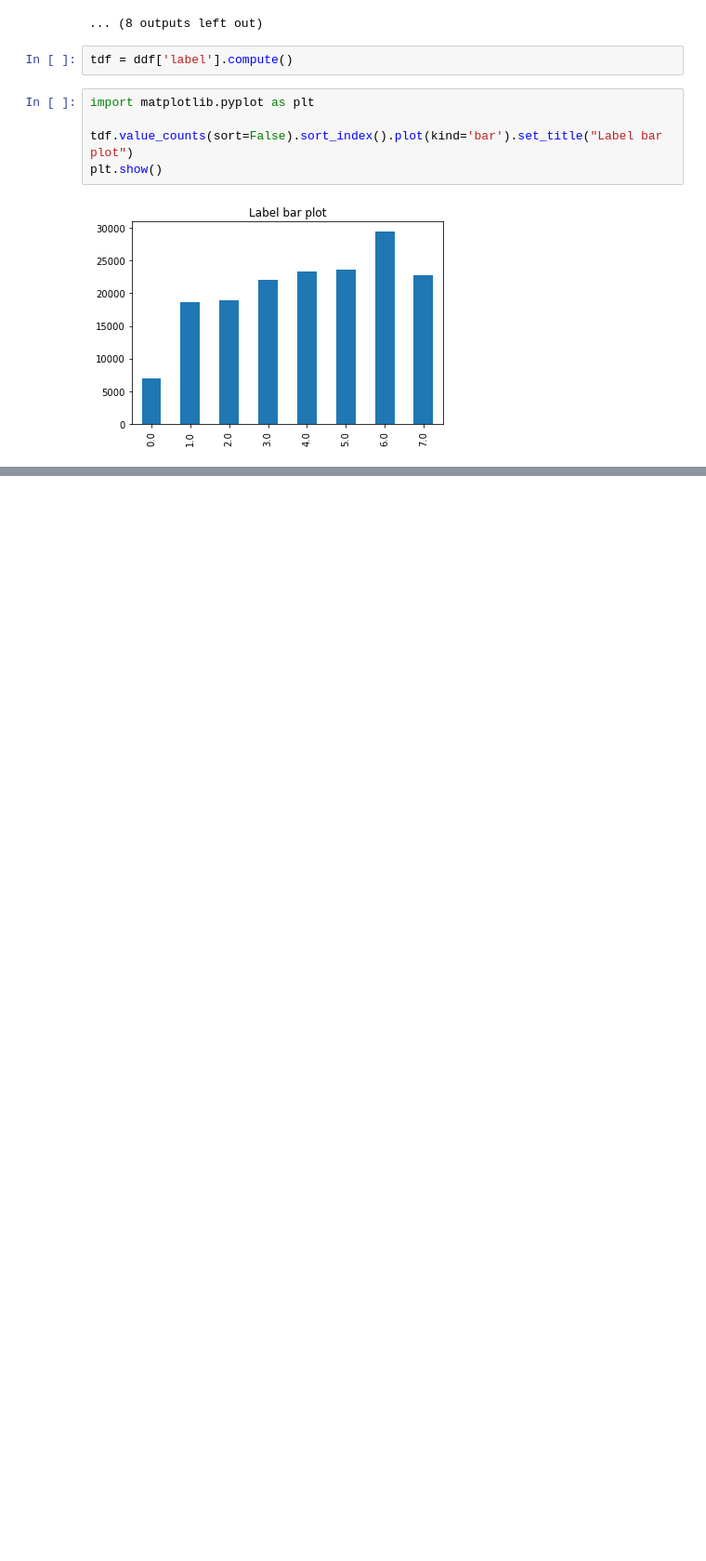
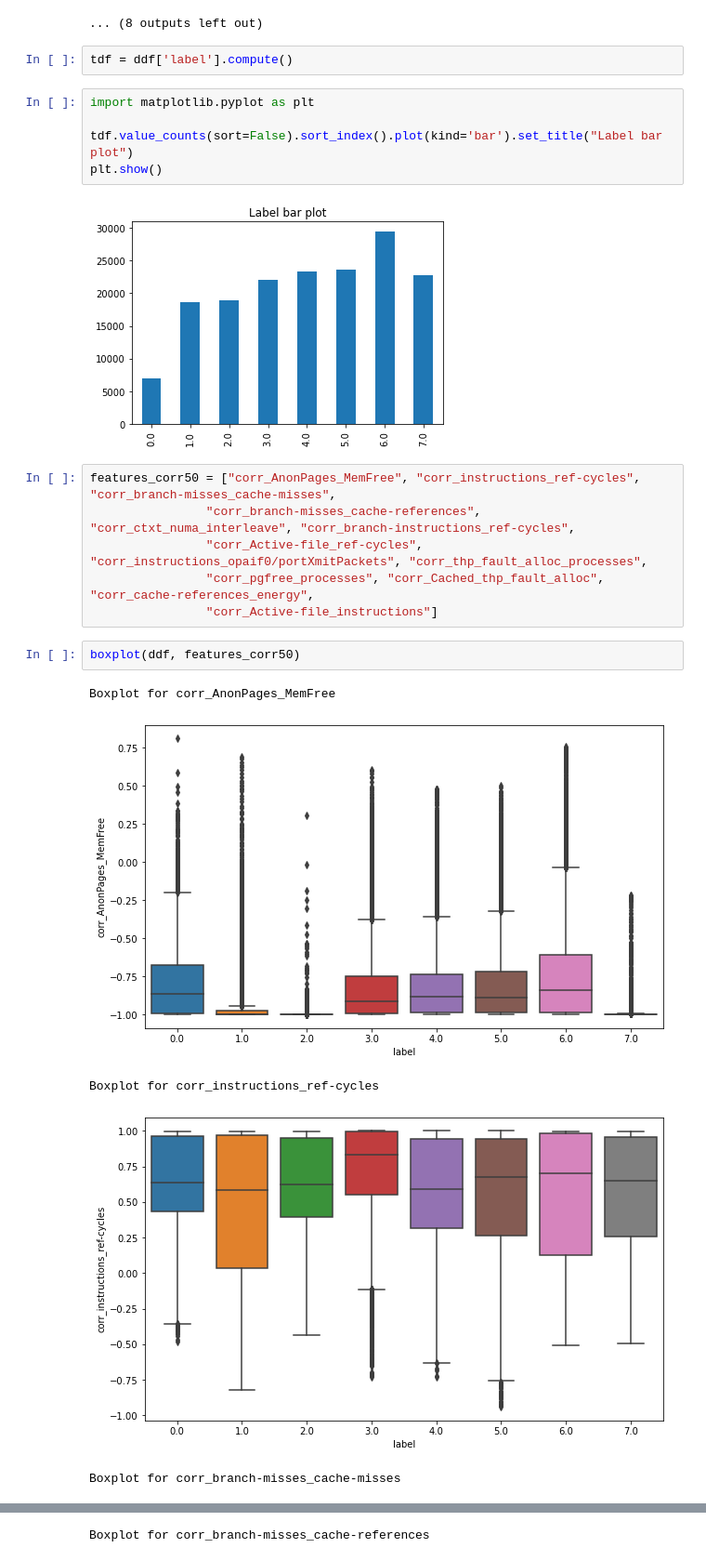
Before and after one commit to DarthVi/hpcscripts, a Jupyter notebook: FeatureAnalysis.ipynb, the cells around one changed output, grey strips where cells are left out. Shown: that part at 93% size. Drawn from its saved outputs; the diff is of its cells as text; blank space fills up the shorter version.

```diff
--- a/FeatureAnalysis.ipynb
+++ b/FeatureAnalysis.ipynb
@@ -58,3 +58,17 @@ tdf.value_counts(sort=False).sort_index().plot(kind='bar').set_title("Label bar
 plt.show()
 # %% [output]
 [figure]
+# %%
+features_corr50 = ["corr_AnonPages_MemFree", "corr_instructions_ref-cycles", "corr_branch-misses_cache-misses",
+                "corr_branch-misses_cache-references", "corr_ctxt_numa_interleave", "corr_branch-instructions_ref-cycles",
+                "corr_Active-file_ref-cycles", "corr_instructions_opaif0/portXmitPackets", "corr_thp_fault_alloc_processes",
+                "corr_pgfree_processes", "corr_Cached_thp_fault_alloc", "corr_cache-references_energy",
+                "corr_Active-file_instructions"]
+# %%
+boxplot(ddf, features_corr50)
+# %% [output]
+Boxplot for corr_AnonPages_MemFree
+[figure, added]
+Boxplot for corr_instructions_ref-cycles
+[figure, added]
+Boxplot for corr_branch-misses_cache-misses
@@ -60,0 +76 @@ plt.show()
+Boxplot for corr_branch-misses_cache-references
```
Also changed, not shown: parts of 5 cells of this notebook, 14 other files.
